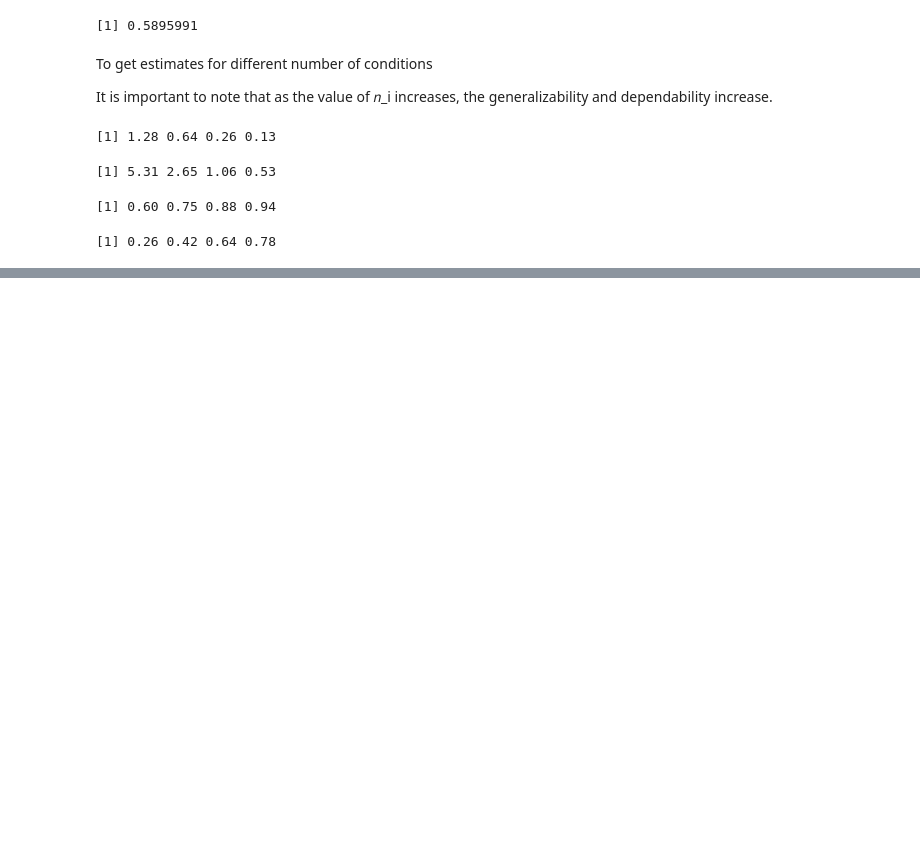
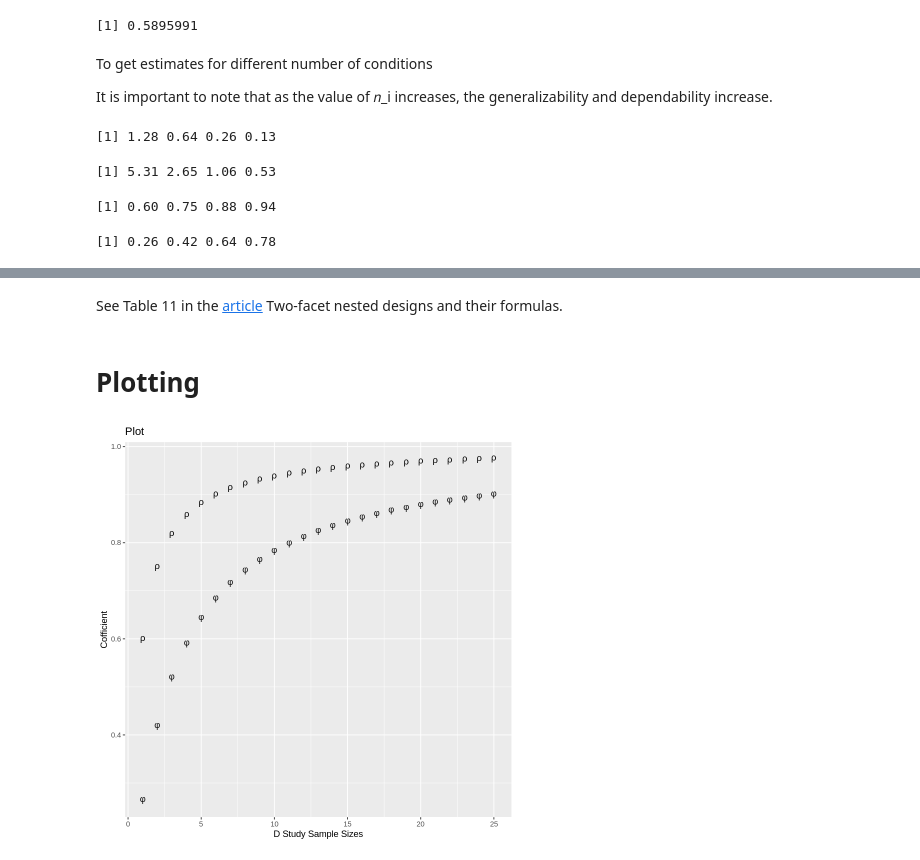
Before and after one commit to armacintosh/Tutorials, a Jupyter notebook: GTheoryPractice.ipynb, the cells around one changed output, grey strips where cells are left out. Drawn from its saved outputs; the diff is of its cells as text; code cells hidden in the pictures; blank space fills up the shorter version.

```diff
--- a/GTheoryPractice.ipynb
+++ b/GTheoryPractice.ipynb
@@ -178,0 +354,29 @@ The variance in a two-facet *p x i x O* design can be attributed to the seven va
+# %% [markdown]
+See Table 11 in the [article](https://scholarworks.umass.edu/cgi/viewcontent.cgi?article=1337&context=pare) Two-facet nested designs and their formulas.
+# %% [markdown]
+# Plotting
+# %%
+n_prime <- 1:25
+
+#relative error variance
+rel_err_var <- g1$components[3,2]/n_prime
+
+#absolute error variance
+abs_err_var <- g1$components[2,2]/n_prime + g1$components[3,2]/n_prime
+
+#calculate generalizability coefficient
+gen_coef <- g1$components[1,2]/(g1$components[1,2] + rel_err_var)
+
+#calculate dependability coefficient
+dep_coef <- g1$components[1,2]/(g1$components[1,2] + abs_err_var)
+# %%
+library(ggplot2)
+label1 <- "rho"
+label2 <- "phi"
+
+ggplot(data.frame(x=n_prime,y=gen_coef, label=label1)) +
+geom_text(aes(n_prime,gen_coef,label=label1), parse=TRUE) +
+geom_text(aes(n_prime,dep_coef,label=label2), parse=TRUE) +
+ggtitle("Plot") + xlab("D Study Sample Sizes") + ylab("Cofficient")
+# %% [output]
+[figure, added]
```
Also changed, not shown: parts of 27 cells of this notebook.
